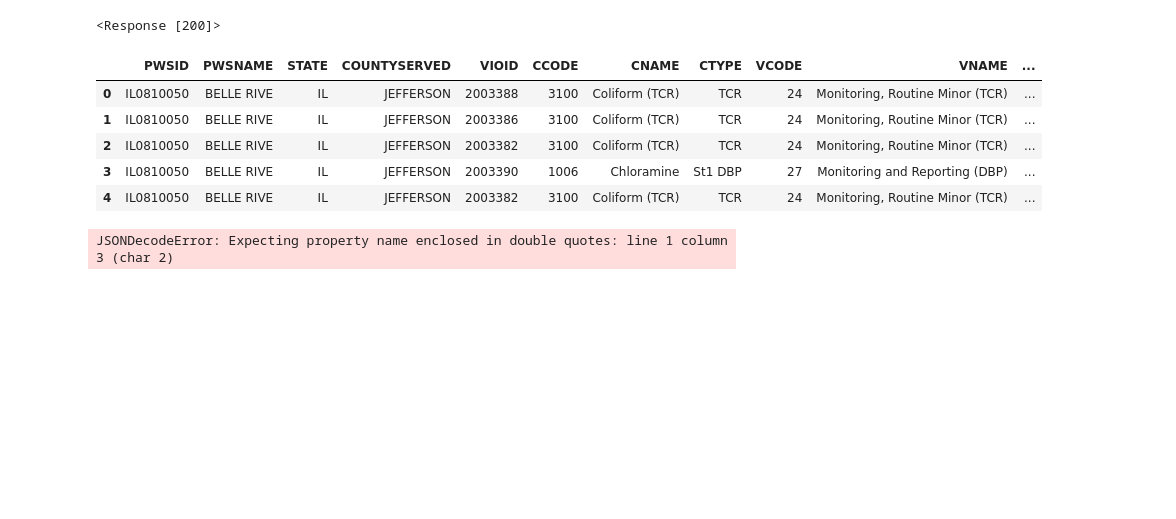
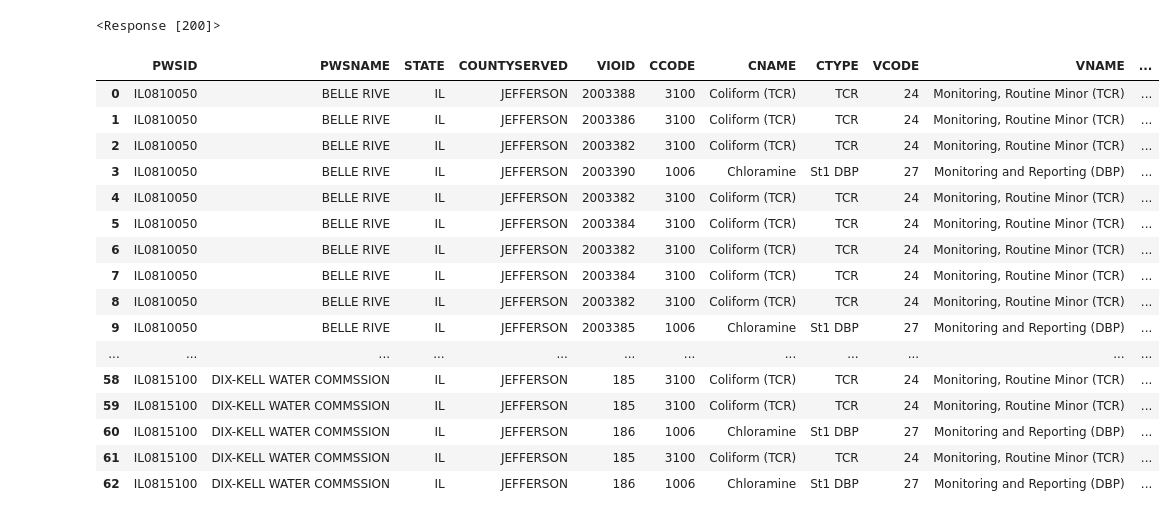
Before and after one commit to hafsa-said/final_project, a Jupyter notebook: finalproject.ipynb, the cells around one changed output. Cells and saved outputs as stored; diff of their text form; code cells hidden in the pictures; blank space fills up the shorter version.

Commit message:
adding water api stuff

```diff
--- a/finalproject.ipynb
+++ b/finalproject.ipynb
@@ -93,21 +108,26 @@ with open("water.json", "w") as outfile:
 # %%
 # load data using Python JSON module
 with open('water.json','r') as f:
     water_data = json.loads(f.read())
 
 # Reading data
 water_df = pd.DataFrame(water_data)
-water_df.head()
+water_df
 # %% [output]
 |  | PWSID | PWSNAME | STATE | COUNTYSERVED | VIOID | CCODE | CNAME | CTYPE | VCODE | VNAME | ... |
 | 0 | IL0810050 | BELLE RIVE | IL | JEFFERSON | 2003388 | 3100 | Coliform (TCR) | TCR | 24 | Monitoring, Routine Minor (TCR) | ... |
 | 1 | IL0810050 | BELLE RIVE | IL | JEFFERSON | 2003386 | 3100 | Coliform (TCR) | TCR | 24 | Monitoring, Routine Minor (TCR) | ... |
 | 2 | IL0810050 | BELLE RIVE | IL | JEFFERSON | 2003382 | 3100 | Coliform (TCR) | TCR | 24 | Monitoring, Routine Minor (TCR) | ... |
 | 3 | IL0810050 | BELLE RIVE | IL | JEFFERSON | 2003390 | 1006 | Chloramine | St1 DBP | 27 | Monitoring and Reporting (DBP) | ... |
 | 4 | IL0810050 | BELLE RIVE | IL | JEFFERSON | 2003382 | 3100 | Coliform (TCR) | TCR | 24 | Monitoring, Routine Minor (TCR) | ... |
+| 5 | IL0810050 | BELLE RIVE | IL | JEFFERSON | 2003384 | 3100 | Coliform (TCR) | TCR | 24 | Monitoring, Routine Minor (TCR) | ... |
+| 6 | IL0810050 | BELLE RIVE | IL | JEFFERSON | 2003382 | 3100 | Coliform (TCR) | TCR | 24 | Monitoring, Routine Minor (TCR) | ... |
+| 7 | IL0810050 | BELLE RIVE | IL | JEFFERSON | 2003384 | 3100 | Coliform (TCR) | TCR | 24 | Monitoring, Routine Minor (TCR) | ... |
+| 8 | IL0810050 | BELLE RIVE | IL | JEFFERSON | 2003382 | 3100 | Coliform (TCR) | TCR | 24 | Monitoring, Routine Minor (TCR) | ... |
+| 9 | IL0810050 | BELLE RIVE | IL | JEFFERSON | 2003385 | 1006 | Chloramine | St1 DBP | 27 | Monitoring and Reporting (DBP) | ... |
+| ... | ... | ... | ... | ... | ... | ... | ... | ... | ... | ... | ... |
+| 58 | IL0815100 | DIX-KELL WATER COMMSSION | IL | JEFFERSON | 185 | 3100 | Coliform (TCR) | TCR | 24 | Monitoring, Routine Minor (TCR) | ... |
+| 59 | IL0815100 | DIX-KELL WATER COMMSSION | IL | JEFFERSON | 185 | 3100 | Coliform (TCR) | TCR | 24 | Monitoring, Routine Minor (TCR) | ... |
+| 60 | IL0815100 | DIX-KELL WATER COMMSSION | IL | JEFFERSON | 186 | 1006 | Chloramine | St1 DBP | 27 | Monitoring and Reporting (DBP) | ... |
+| 61 | IL0815100 | DIX-KELL WATER COMMSSION | IL | JEFFERSON | 185 | 3100 | Coliform (TCR) | TCR | 24 | Monitoring, Routine Minor (TCR) | ... |
+| 62 | IL0815100 | DIX-KELL WATER COMMSSION | IL | JEFFERSON | 186 | 1006 | Chloramine | St1 DBP | 27 | Monitoring and Reporting (DBP) | ... |
-# %%
-info= json.loads(str(json_data_wat))
-df=json_normalize(info)
-df.head()
-# %% [output]
-JSONDecodeError: Expecting property name enclosed in double quotes: line 1 column 3 (char 2)
```
Also changed, not shown: parts of 10 cells of this notebook, 4 other files.
